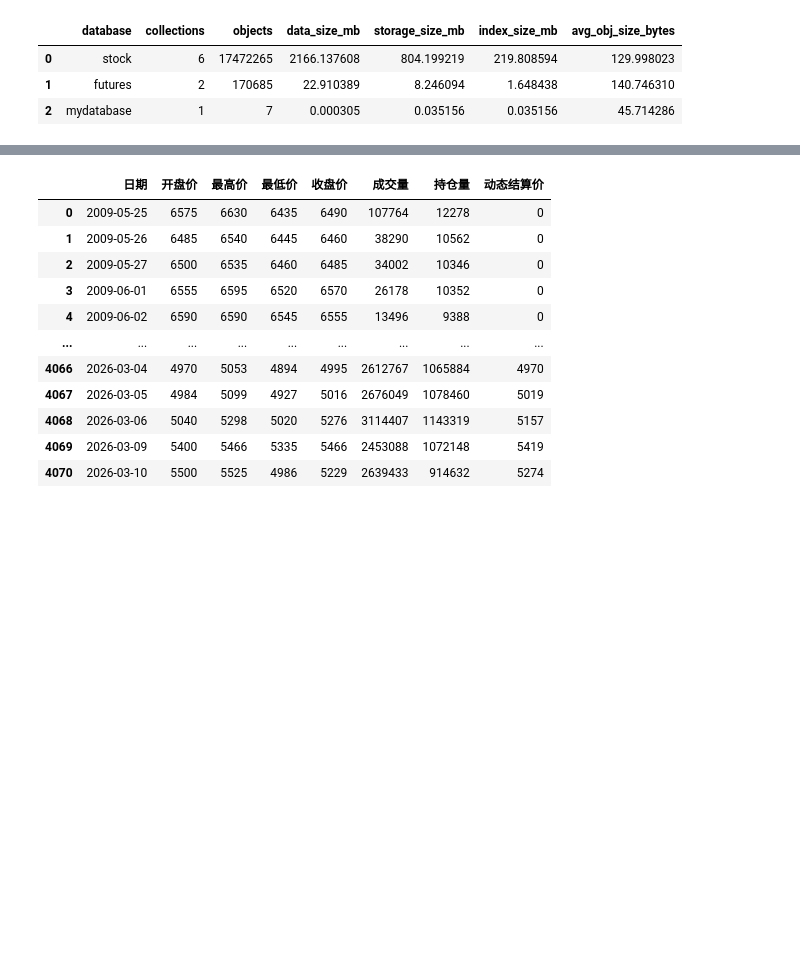
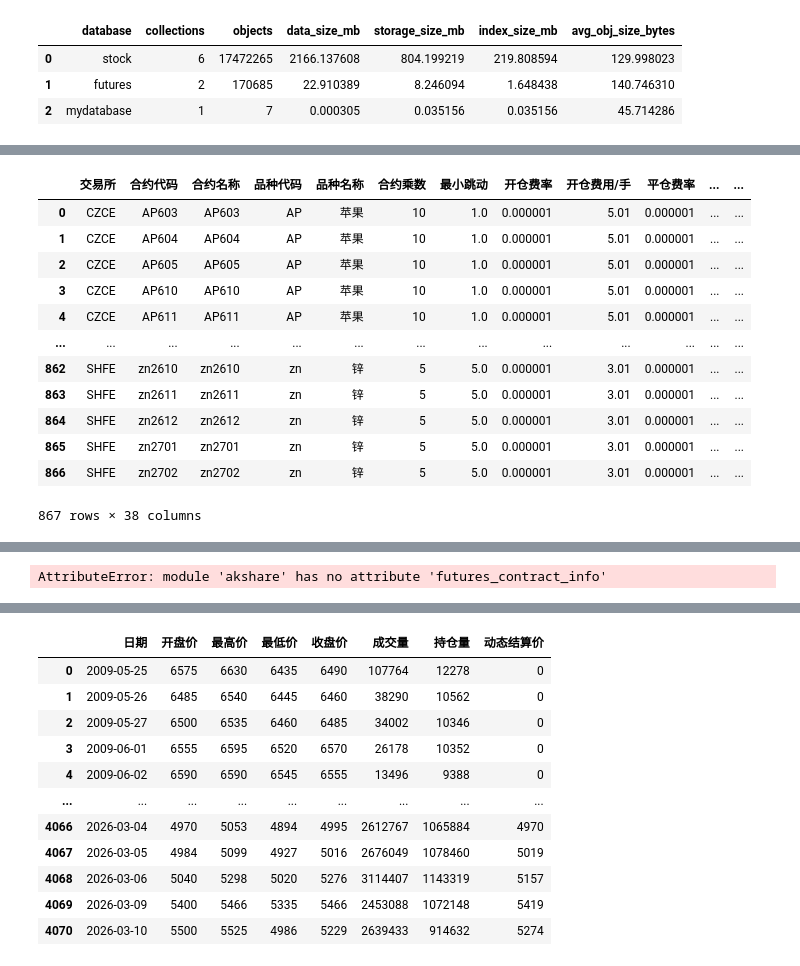
Before and after one commit to leoweng111/lionet, a Jupyter notebook: notebook/ak_test.ipynb, the cells around one changed output, grey strips where cells are left out. Saved outputs shown, nothing was run; the diff lists cells and outputs as text; code cells hidden in the pictures; blank space fills up the shorter version.

```diff
--- a/notebook/ak_test.ipynb
+++ b/notebook/ak_test.ipynb
@@ -30,3 +29,6 @@ res['database_summary']
 | 0 | stock | 6 | 17472265 | 2166.137608 | 804.199219 | 219.808594 | 129.998023 |
 | 1 | futures | 2 | 170685 | 22.910389 | 8.246094 | 1.648438 | 140.746310 |
 | 2 | mydatabase | 1 | 7 | 0.000305 | 0.035156 | 0.035156 | 45.714286 |
+# %%
+futures_fees_info_df = ak.futures_fees_info()
+print(futures_fees_info_df)
@@ -33,3 +53,19 @@ res['database_summary']
+# %%
+futures_fees_info_df
+# %% [output]
+|  | 交易所 | 合约代码 | 合约名称 | 品种代码 | 品种名称 | 合约乘数 | 最小跳动 | 开仓费率 | 开仓费用/手 | 平仓费率 | ... | ... |
+| 0 | CZCE | AP603 | AP603 | AP | 苹果 | 10 | 1.0 | 0.000001 | 5.01 | 0.000001 | ... | ... |
+| 1 | CZCE | AP604 | AP604 | AP | 苹果 | 10 | 1.0 | 0.000001 | 5.01 | 0.000001 | ... | ... |
+| 2 | CZCE | AP605 | AP605 | AP | 苹果 | 10 | 1.0 | 0.000001 | 5.01 | 0.000001 | ... | ... |
+| 3 | CZCE | AP610 | AP610 | AP | 苹果 | 10 | 1.0 | 0.000001 | 5.01 | 0.000001 | ... | ... |
+| 4 | CZCE | AP611 | AP611 | AP | 苹果 | 10 | 1.0 | 0.000001 | 5.01 | 0.000001 | ... | ... |
+| ... | ... | ... | ... | ... | ... | ... | ... | ... | ... | ... | ... | ... |
+| 862 | SHFE | zn2610 | zn2610 | zn | 锌 | 5 | 5.0 | 0.000001 | 3.01 | 0.000001 | ... | ... |
+| 863 | SHFE | zn2611 | zn2611 | zn | 锌 | 5 | 5.0 | 0.000001 | 3.01 | 0.000001 | ... | ... |
+| 864 | SHFE | zn2612 | zn2612 | zn | 锌 | 5 | 5.0 | 0.000001 | 3.01 | 0.000001 | ... | ... |
+| 865 | SHFE | zn2701 | zn2701 | zn | 锌 | 5 | 5.0 | 0.000001 | 3.01 | 0.000001 | ... | ... |
+| 866 | SHFE | zn2702 | zn2702 | zn | 锌 | 5 | 5.0 | 0.000001 | 3.01 | 0.000001 | ... | ... |
+867 rows × 38 columns
 # %%
 res['collection_summary']
 # %% [output]
@@ -43,3 +79,15 @@ res['collection_summary']
 | 6 | stock | risk_free_rate | 4501 | 0.416560 | 0.238281 | 97 | 1 | ... |
 | 7 | mydatabase | customers | 7 | 0.000305 | 0.035156 | 45 | 1 | ... |
 | 8 | futures | continuous_contract_info | 75 | 0.006371 | 0.019531 | 89 | 1 | ... |
+# %%
+futures_contract_info_df = ak.futures_contract_info()
+
+# 2. 筛选核心字段（只保留关键信息）
+core_fields = [
+    '交易所', '品种代码', '品种名称', '合约代码', '合约名称',
+    '交易单位', '最小变动价位', '交易所保证金比例', '涨跌停板幅度',
+    '最后交易日', '交割日期'
+]
+core_info_df = futures_contract_info_df[core_fields].drop_duplicates()
+# %% [output]
+AttributeError: module 'akshare' has no attribute 'futures_contract_info'
```
Also changed, not shown: parts of 7 cells of this notebook, 1 other file.
